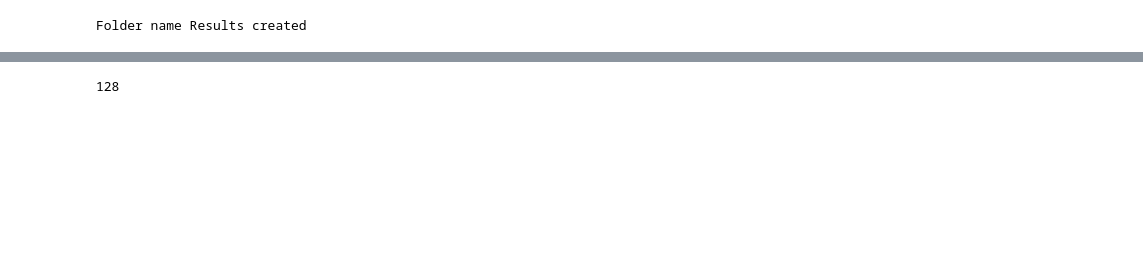
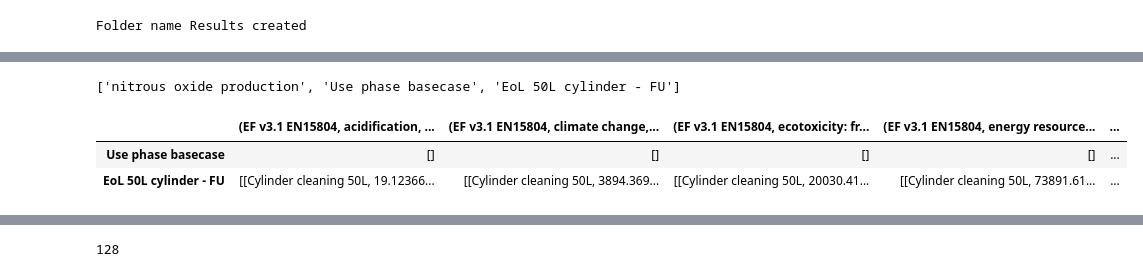
Before and after one commit to RuneWF/Single-use-vs-multi-use-in-health-care, a Jupyter notebook: Brighway/Rune BE.ipynb, the cells around one changed output, grey strips where cells are left out. Saved outputs shown, nothing was run; the diff lists cells and outputs as text; code cells hidden in the pictures; blank space fills up the shorter version.

```diff
--- a/Brighway/Rune BE.ipynb
+++ b/Brighway/Rune BE.ipynb
@@ -288,0 +1012,15 @@ Initialization is done
+# %%
+# Assuming sub_product_details is derived from product_details_code
+sub_product_details = {key: sub_product_details[key] for key in sub_product_details}
+
+# Initialize sub_proccess dictionary
+sub_proccess = {key: [] for key in flows}
+
+# Extract subprocesses
+for key, item in sub_product_details.items():
+    for proc in range(len(item)):
+        # print(item[proc][0], item[proc][0][0], item[proc][1])  # Debugging print
+        sub_proccess[key].append(item[proc][0])  # Assuming item[proc][0] is the process name
+a = sub_proccess['sc1 - No DU']
+a[0]
+sub_product_details
@@ -288,0 +1045,15 @@ Initialization is done
+# %%
+
+# Initializing empty dictionaries to store the results
+FU_sub = {key: [] for key in sub_proccess}
+FU_sub_proc = {key: [] for key in sub_proccess}
+impact_category_sub = {key: [] for key in sub_proccess}
+plot_x_axis_sub = {key: [] for key in sub_proccess}
+sub_product_details1 = {key: [] for key in sub_proccess}
+
+# Running subprocesses through LCA_initialization_subprocess
+for key, item in sub_proccess.items():
+    print(key, item)  # Debugging print
+    FU_sub[key], FU_sub_proc[key], impact_category_sub[key], plot_x_axis_sub[key], sub_product_details1[key] = LCA_initialization_subprocess(name, db, item)
+# %%
+df_sub = life_cycle_impact_assessment(sub_proccess, FU_sub, impact_category_sub, FU_sub_proc)
@@ -288,0 +1100,11 @@ Initialization is done
+# %%
+sub_proccess['sc1 - No DU']
+# a, b, c, d, e = LCA_initialization_subprocess(name, db, sub_proccess['sc1 - No DU'])
+# %% [output]
+['nitrous oxide production', 'Use phase basecase', 'EoL 50L cylinder - FU']
+# %%
+df_sub
+# %% [output]
+|  | (EF v3.1 EN15804, acidification, ... | (EF v3.1 EN15804, climate change,... | (EF v3.1 EN15804, ecotoxicity: fr... | (EF v3.1 EN15804, energy resource... | ... |
+| Use phase basecase | [] | [] | [] | [] | ... |
+| EoL 50L cylinder - FU | [[Cylinder cleaning 50L, 19.12366... | [[Cylinder cleaning 50L, 3894.369... | [[Cylinder cleaning 50L, 20030.41... | [[Cylinder cleaning 50L, 73891.61... | ... |
```
Also changed, not shown: parts of 25 cells of this notebook, 1 other file.
